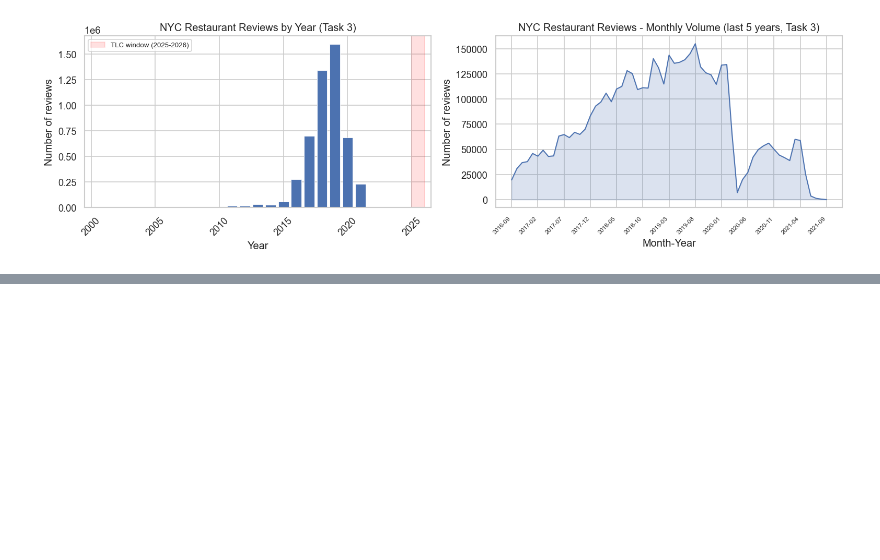
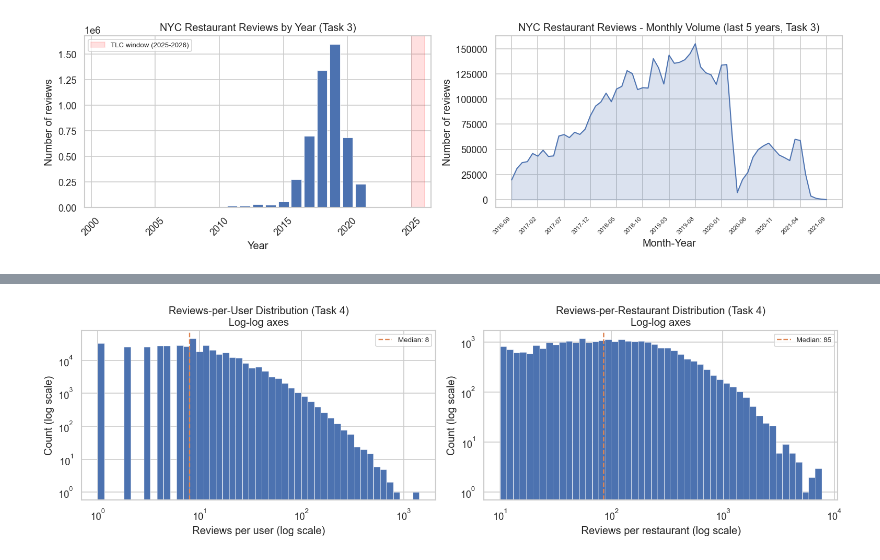
Before and after one commit to tungtt/cab-cravings, a Jupyter notebook: notebooks/03_google_local_eda.ipynb, the cells around one changed output, grey strips where cells are left out. Cells and saved outputs as stored; diff of their text form; code cells hidden in the pictures; blank space fills up the shorter version.

```diff
--- a/notebooks/03_google_local_eda.ipynb
+++ b/notebooks/03_google_local_eda.ipynb
@@ -533,0 +572,19 @@ _(Fill in after execution: date range, peak year, % from 2018+, unique recent us
+# %%
+user_counts = reviews['user_id'].value_counts()
+rest_counts = reviews['gmap_id'].value_counts()
+
+n_reviews     = total_rows
+n_users       = len(user_counts)
+n_restaurants = len(rest_counts)
+sparsity      = 1 - (n_reviews / (n_users * n_restaurants))
+
+print(f'Total reviews:          {n_reviews:>10,}')
+print(f'Unique users:           {n_users:>10,}')
+print(f'Unique restaurants:     {n_restaurants:>10,}')
+print(f'Matrix size:            {n_users:,} x {n_restaurants:,} = {n_users * n_restaurants:,}')
+print(f'Sparsity:               {sparsity:.6f}  ({sparsity:.4%})')
+print()
+print(f'Reviews per user       - min: {user_counts.min()}  median: {int(user_counts.median())}  '
+      f'mean: {user_counts.mean():.1f}  max: {user_counts.max():,}')
+print(f'Reviews per restaurant - min: {rest_counts.min()}  median: {int(rest_counts.median())}  '
+      f'mean: {rest_counts.mean():.1f}  max: {rest_counts.max():,}')
@@ -533,0 +600,24 @@ _(Fill in after execution: date range, peak year, % from 2018+, unique recent us
+# %%
+fig, axes = plt.subplots(1, 2, figsize=(13, 4))
+
+for ax, counts, xlabel, title in [
+    (axes[0], user_counts,
+     'Reviews per user (log scale)', 'Reviews-per-User Distribution (Task 4)'),
+    (axes[1], rest_counts,
+     'Reviews per restaurant (log scale)', 'Reviews-per-Restaurant Distribution (Task 4)'),
+]:
+    bins = np.logspace(np.log10(counts.min()), np.log10(counts.max()), 50)
+    ax.hist(counts.values, bins=bins, log=True, color='#4c72b0',
+            edgecolor='white', linewidth=0.3)
+    ax.set_xscale('log')
+    ax.set_xlabel(xlabel)
+    ax.set_ylabel('Count (log scale)')
+    ax.set_title(f'{title}\nLog-log axes')
+    ax.axvline(counts.median(), color='#dd8452', linewidth=1.4, linestyle='--',
+               label=f'Median: {int(counts.median())}')
+    ax.legend(fontsize=8)
+
+plt.tight_layout()
+plt.show()
+# %% [output]
+[figure, added]
```
Also changed, not shown: parts of 36 cells of this notebook, 4 other files.
